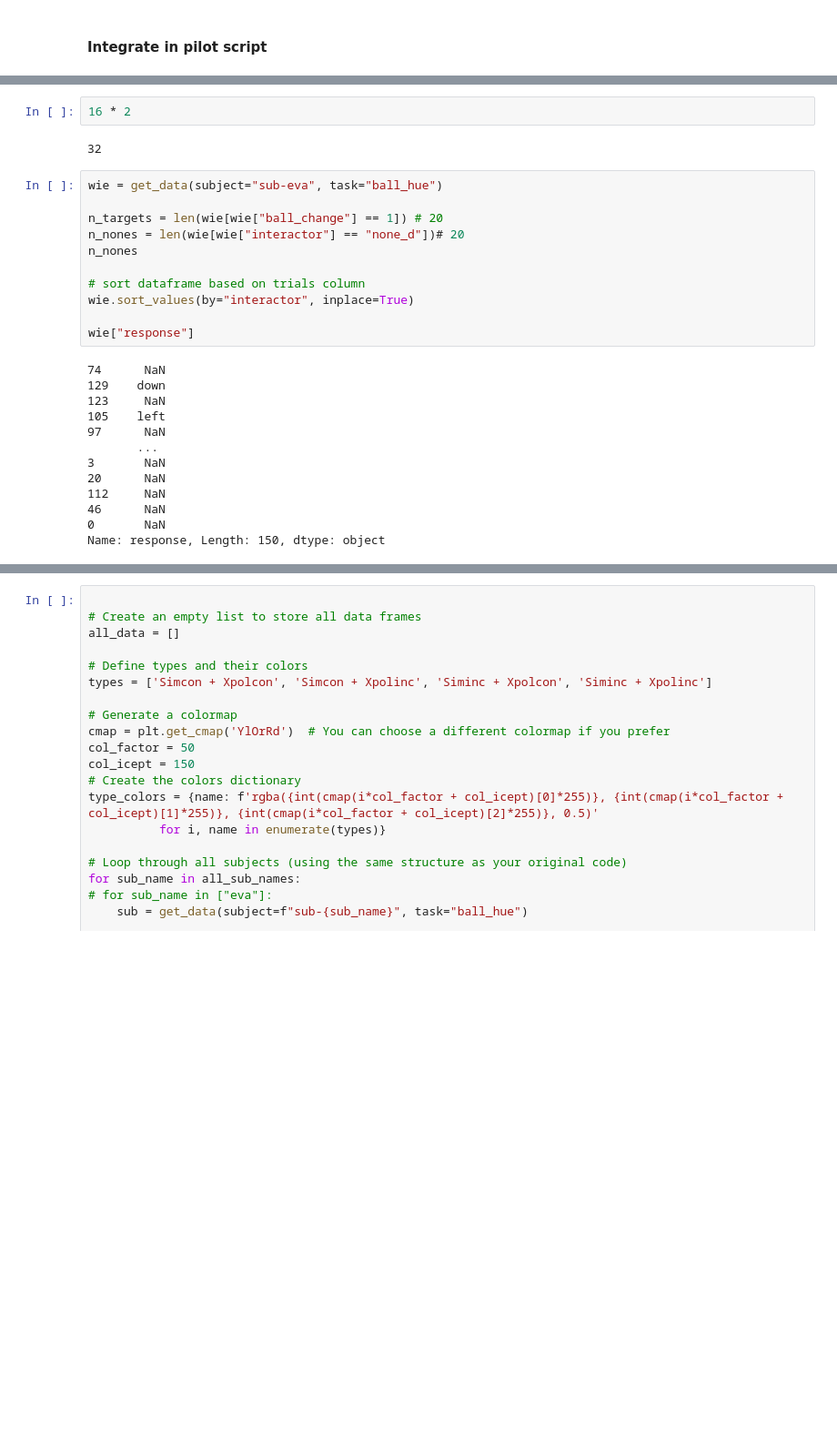
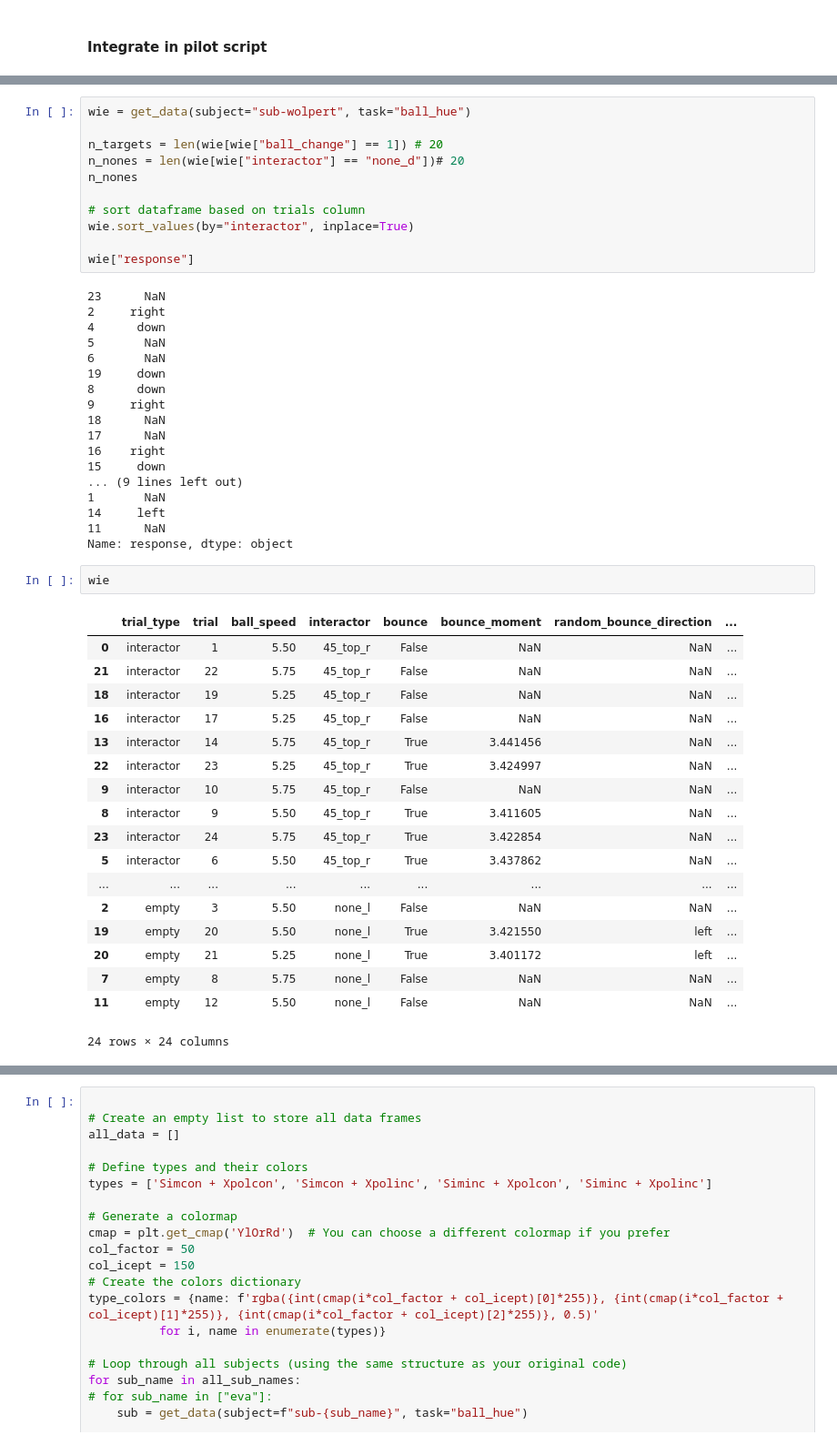
Before and after one commit to WiegerScheurer/physicspred, a Jupyter notebook: Notebooks/intphys_results_pilot.ipynb, the cells around one changed output, grey strips where cells are left out. Shown at 91% size. Saved outputs shown, nothing was run; the diff lists cells and outputs as text; blank space fills up the shorter version.

```diff
--- a/Notebooks/intphys_results_pilot.ipynb
+++ b/Notebooks/intphys_results_pilot.ipynb
@@ -129,9 +396,5 @@ sim_con: False, expol_con: False
-# %%
-16 * 2
-# %% [output]
-32
 # %%
-wie = get_data(subject="sub-eva", task="ball_hue")
+wie = get_data(subject="sub-wolpert", task="ball_hue")
 
 n_targets = len(wie[wie["ball_change"] == 1]) # 20
 n_nones = len(wie[wie["interactor"] == "none_d"])# 20
@@ -142,18 +405,44 @@ wie.sort_values(by="interactor", inplace=True)
 
 wie["response"]
 # %% [output]
-74      NaN
-129    down
-123     NaN
-105    left
-97      NaN
-       ...
-3       NaN
-20      NaN
-112     NaN
-46      NaN
-0       NaN
-Name: response, Length: 150, dtype: object
+23      NaN
+2     right
+4      down
+5       NaN
+6       NaN
+19     down
+8      down
+9     right
+18      NaN
+17      NaN
+16    right
+15     down
+... (9 lines left out)
+1       NaN
+14     left
+11      NaN
+Name: response, dtype: object
+# %%
+wie
+# %% [output]
+|  | trial_type | trial | ball_speed | interactor | bounce | bounce_moment | random_bounce_direction | ... |
+| 0 | interactor | 1 | 5.50 | 45_top_r | False | NaN | NaN | ... |
+| 21 | interactor | 22 | 5.75 | 45_top_r | False | NaN | NaN | ... |
+| 18 | interactor | 19 | 5.25 | 45_top_r | False | NaN | NaN | ... |
+| 16 | interactor | 17 | 5.25 | 45_top_r | False | NaN | NaN | ... |
+| 13 | interactor | 14 | 5.75 | 45_top_r | True | 3.441456 | NaN | ... |
+| 22 | interactor | 23 | 5.25 | 45_top_r | True | 3.424997 | NaN | ... |
+| 9 | interactor | 10 | 5.75 | 45_top_r | False | NaN | NaN | ... |
+| 8 | interactor | 9 | 5.50 | 45_top_r | True | 3.411605 | NaN | ... |
+| 23 | interactor | 24 | 5.75 | 45_top_r | True | 3.422854 | NaN | ... |
+| 5 | interactor | 6 | 5.50 | 45_top_r | True | 3.437862 | NaN | ... |
+| ... | ... | ... | ... | ... | ... | ... | ... | ... |
+| 2 | empty | 3 | 5.50 | none_l | False | NaN | NaN | ... |
+| 19 | empty | 20 | 5.50 | none_l | True | 3.421550 | left | ... |
+| 20 | empty | 21 | 5.25 | none_l | True | 3.401172 | left | ... |
+| 7 | empty | 8 | 5.75 | none_l | False | NaN | NaN | ... |
+| 11 | empty | 12 | 5.50 | none_l | False | NaN | NaN | ... |
+24 rows × 24 columns
 # %%
 
 hit_rate = get_hit_rate(wie, False, False)
```
Also changed, not shown: parts of 15 cells of this notebook, 16 other files.
